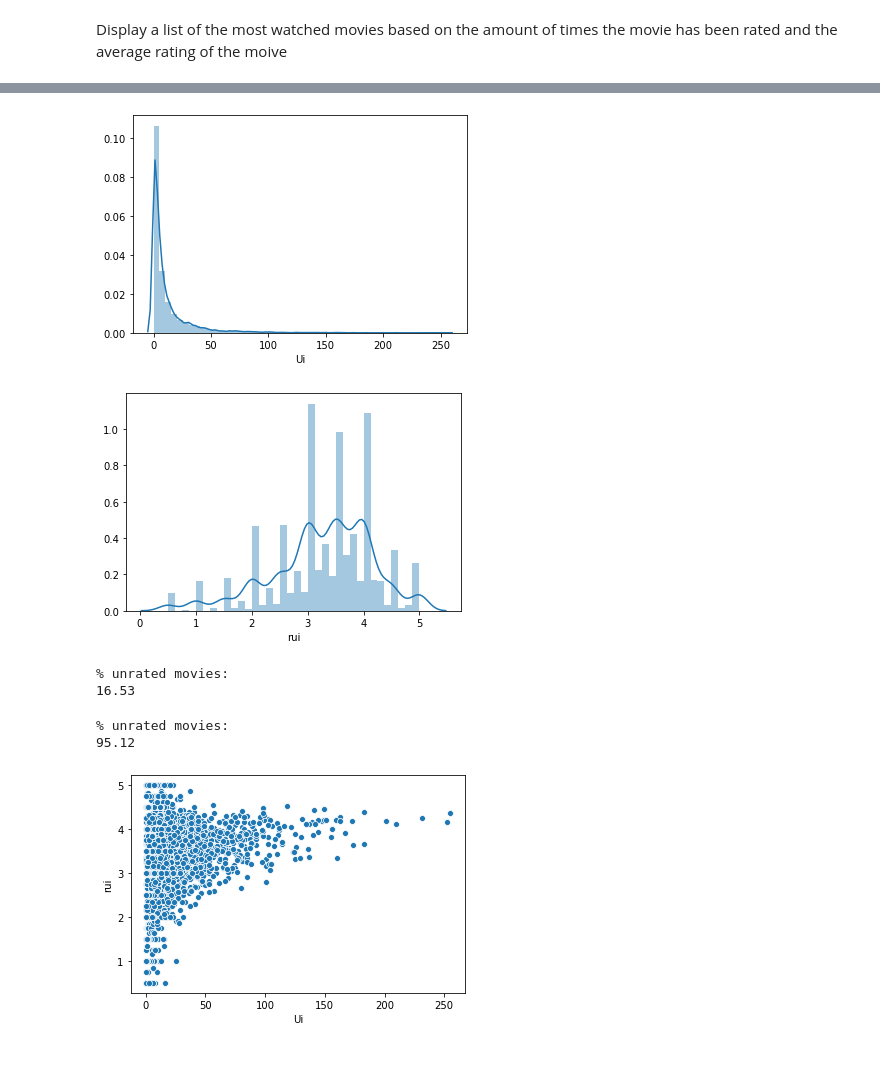
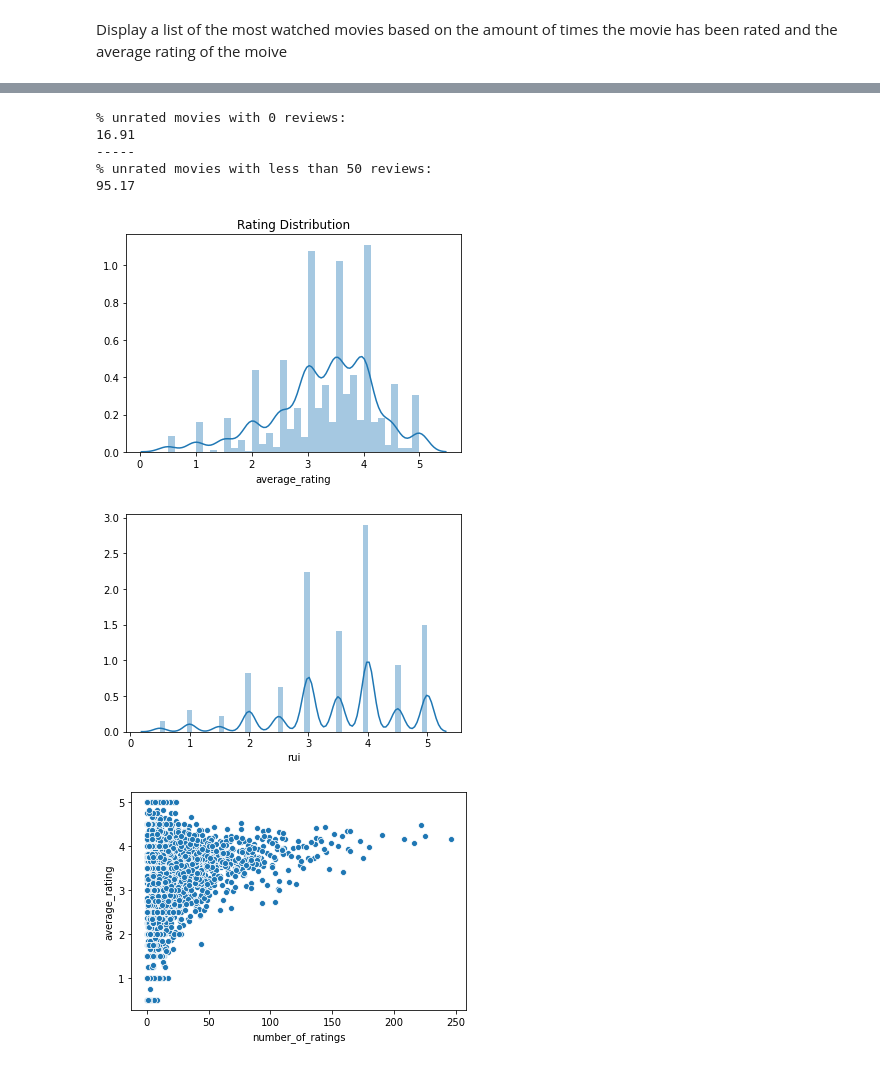
Before and after one commit to bt02/Movie-Recommendation-System, a Jupyter notebook: Recommendation-System.ipynb, the cells around one changed output, grey strips where cells are left out. Drawn from its saved outputs; the diff is of its cells as text; code cells hidden in the pictures.

```diff
--- a/Recommendation-System.ipynb
+++ b/Recommendation-System.ipynb
@@ -325,3 +324,4 @@ top = df.groupby('title').mean()
 top.drop(['uid', 'est', 'Iu', 'err', 'iid'], axis = 1, inplace = True)
 # %%
 top.sort_values(by = ['Ui', 'rui'], ascending = False).head()
+top.rename(columns = {'rui':'average_rating', 'Ui':'number_of_ratings'}, inplace = True)
@@ -346,7 +332,7 @@ top['title'] = [top['title'][i].strip() for i in range(len(top))]
 # %%
 top['release_year'] = [top['title'][i][-5:-1] for i in range(len(top))]
 # %%
-top.drop([1147, 1958, 2411], inplace=True)
+top.drop([1154, 3633, 4112, 4939, 5013], inplace=True)
 # %%
 top['release_year']= top['release_year'].astype(float)
 # %%
@@ -366,25 +386,26 @@ chart.set_xticklabels(chart.get_xticklabels(), rotation=45);
+# %%
+print('% unrated movies with 0 reviews:')
+print(round((len(top[top['number_of_ratings'] == 0]) / len(top) * 100), 2))
+print('-----')
+print('% unrated movies with less than 50 reviews:')
+print(round((len(top[top['number_of_ratings'] <= 50]) / len(top) * 100), 2))
+# %% [output]
+% unrated movies with 0 reviews:
+16.91
+-----
+% unrated movies with less than 50 reviews:
+95.17
 # %%
-sns.distplot(top['Ui']);
+sns.distplot(top['average_rating'])
+plt.title('Rating Distribution');
 # %% [output]
-[figure, old version]
+[figure, new version]
 # %%
-sns.distplot(top['rui']);
+sns.distplot(df['rui']);
 # %% [output]
-[figure, old version]
+[figure, new version]
-# %%
-print('% unrated movies:')
-print(round((len(top[top['Ui'] == 0]) / len(top) * 100), 2))
-# %% [output]
-% unrated movies:
-16.53
-# %%
-print('% unrated movies:')
-print(round((len(top[top['Ui'] <= 50]) / len(top) * 100), 2))
-# %% [output]
-% unrated movies:
-95.12
 # %%
-sns.scatterplot(x='Ui', y='rui', data = top);
+sns.scatterplot(x='number_of_ratings', y='average_rating', data = top);
 # %% [output]
-[figure, old version]
+[figure, new version]
 # %%
```
Also changed, not shown: parts of 18 cells of this notebook.
